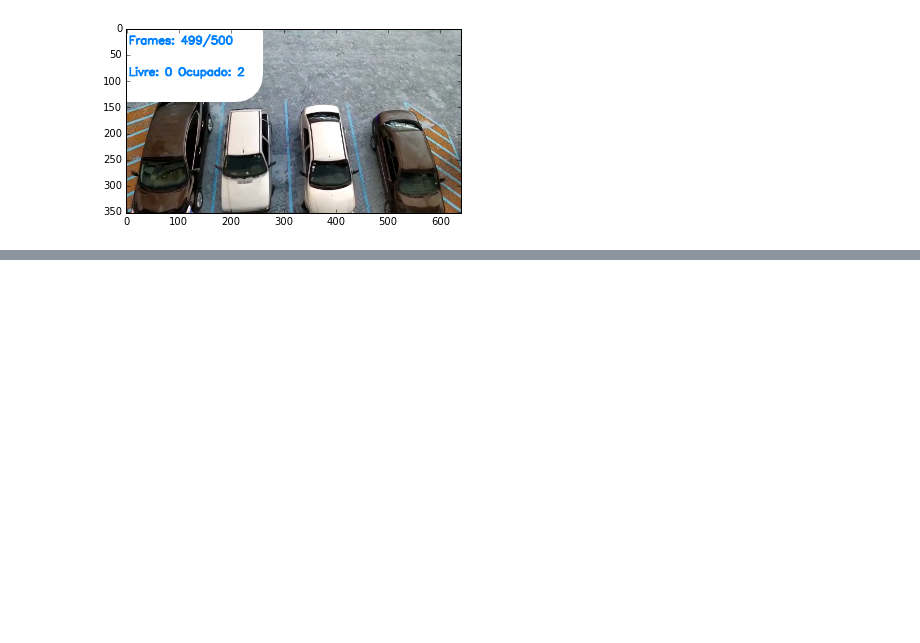
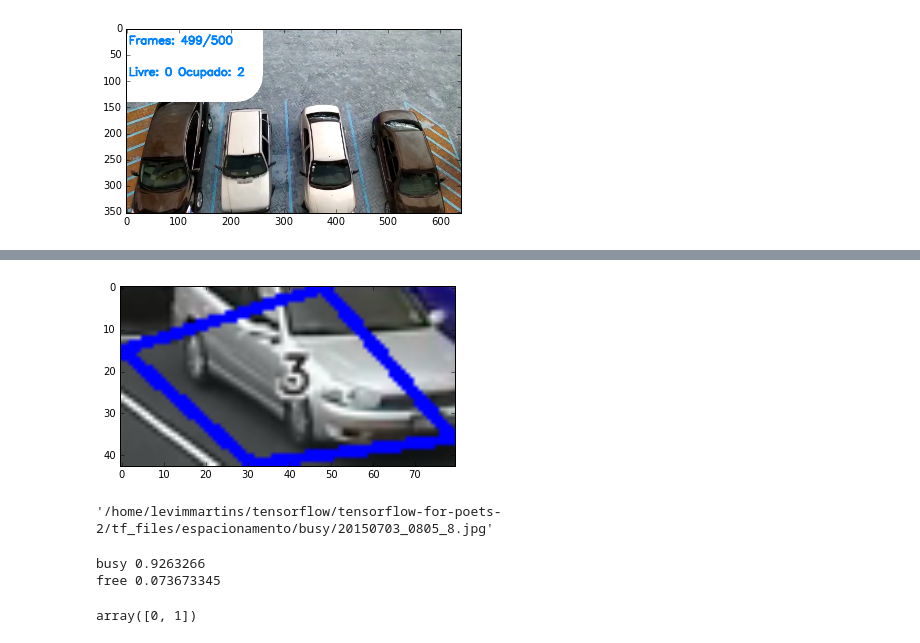
Before and after one commit to levimmartins/ComputacaoGrafica, a Jupyter notebook: ProjetoFinal.ipynb, the cells around one changed output, grey strips where cells are left out. Cells and saved outputs as stored; diff of their text form; code cells hidden in the pictures; blank space fills up the shorter version.

```diff
--- a/ProjetoFinal.ipynb
+++ b/ProjetoFinal.ipynb
@@ -320,3 +347,19 @@ plt.imshow(im)
 plt.show()
 # %% [output]
 [figure]
+# %%
+nomeVideo = "img/parking_ifma_480p.mp4"
+cap = cv2.VideoCapture(nomeVideo)
+
+#Pega informações do video
+width =int(cap.get(cv2.CAP_PROP_FRAME_WIDTH))
+height =int(cap.get(cv2.CAP_PROP_FRAME_HEIGHT))
+
+#nomeImageParaPegarPosicao = "img/5.png"
+nomeImageParaPegarPosicao = "img/parking_ifma.jpg"
+
+image = cv2.imread(nomeImageParaPegarPosicao)
+imagemPosicaoResized = cv2.resize(image,(width,height))
+imagemPosicaoResized.shape
+
+cv2.imwrite("img/resized.png",imagemPosicaoResized)
@@ -322,0 +786,5 @@ plt.show()
+# %%
+plt.imshow(roi_gray_2, cmap= "gray")
+plt.show()
+# %% [output]
+[figure, added]
@@ -322,0 +798,4 @@ plt.show()
+# %%
+image_path
+# %% [output]
+'/home/levimmartins/tensorflow/tensorflow-for-poets-2/tf_files/espacionamento/busy/20150703_0805_8.jpg'
@@ -322,0 +811,20 @@ plt.show()
+# %%
+with tf.Session() as sess:
+    softmax_tensor = sess.graph.get_tensor_by_name('final_result:0')
+    predictions = sess.run(softmax_tensor,  {'DecodeJpeg/contents:0': image_data})
+
+
+    top_k = predictions[0].argsort()[-len(predictions[0]):][::-1]
+
+
+    for node_id in top_k:
+        human_string= label_lines[node_id]
+        score = predictions[0][node_id]
+        print human_string, score
+# %% [output]
+busy 0.9263266
+free 0.073673345
+# %%
+top_k
+# %% [output]
+array([0, 1])
```
Also changed, not shown: parts of 45 cells of this notebook.
